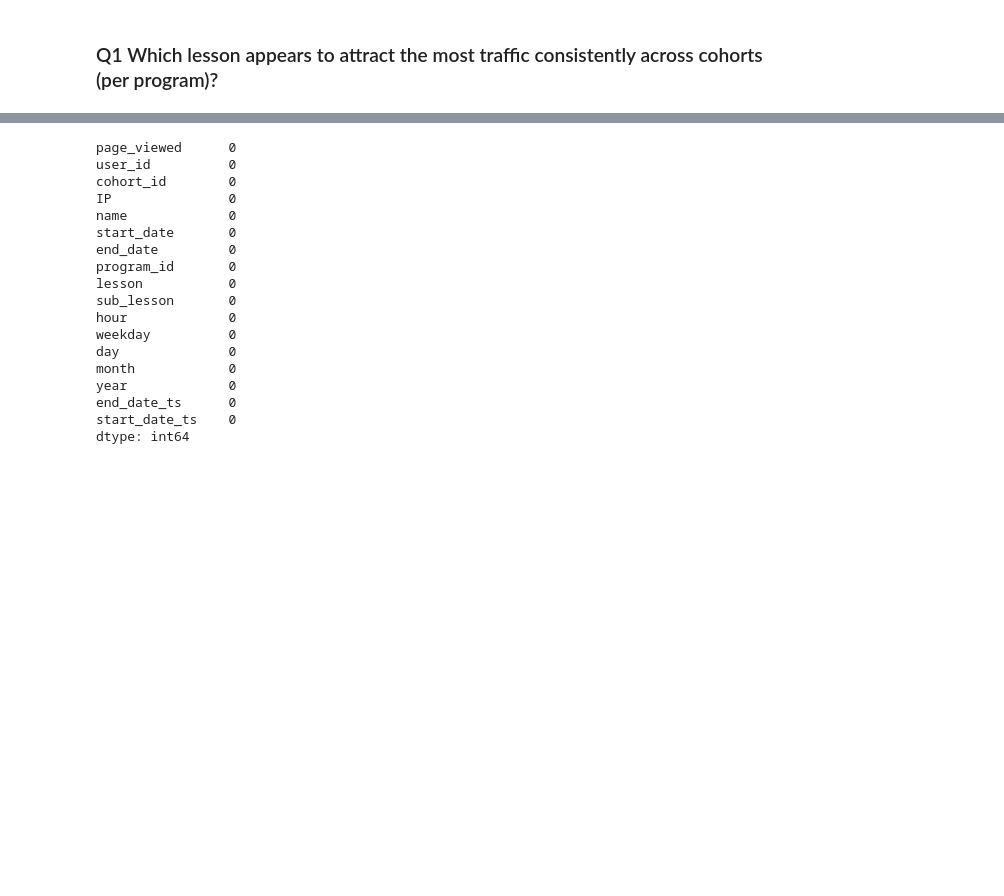
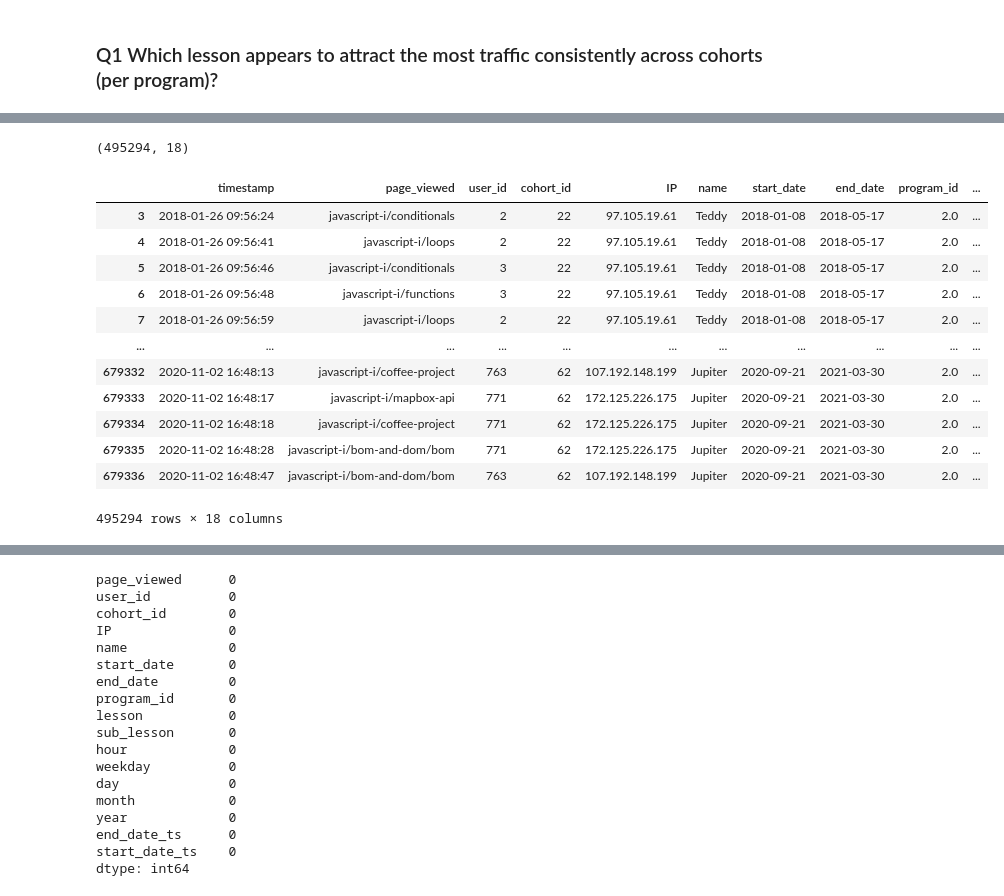
Before and after one commit to RyvynYoung/curriculum_access_project, a Jupyter notebook: curriculum_access.ipynb, the cells around one changed output, grey strips where cells are left out. Drawn from its saved outputs; the diff is of its cells as text; code cells hidden in the pictures; blank space fills up the shorter version.

```diff
--- a/curriculum_access.ipynb
+++ b/curriculum_access.ipynb
@@ -625,0 +639,23 @@ exp.head()
+# %%
+# create df of only active
+# active_wd = wd[(wd.index >= wd.start_date) & (wd.index <= wd.end_date)]
+active = exp_not_ts[(exp_not_ts.timestamp >= exp_not_ts.start_date_ts) & (exp_not_ts.timestamp <= exp_not_ts.end_date_ts)]
+active.shape
+# %% [output]
+(495294, 18)
+# %%
+active
+# %% [output]
+|  | timestamp | page_viewed | user_id | cohort_id | IP | name | start_date | end_date | program_id | ... |
+| 3 | 2018-01-26 09:56:24 | javascript-i/conditionals | 2 | 22 | 97.105.19.61 | Teddy | 2018-01-08 | 2018-05-17 | 2.0 | ... |
+| 4 | 2018-01-26 09:56:41 | javascript-i/loops | 2 | 22 | 97.105.19.61 | Teddy | 2018-01-08 | 2018-05-17 | 2.0 | ... |
+| 5 | 2018-01-26 09:56:46 | javascript-i/conditionals | 3 | 22 | 97.105.19.61 | Teddy | 2018-01-08 | 2018-05-17 | 2.0 | ... |
+| 6 | 2018-01-26 09:56:48 | javascript-i/functions | 3 | 22 | 97.105.19.61 | Teddy | 2018-01-08 | 2018-05-17 | 2.0 | ... |
+| 7 | 2018-01-26 09:56:59 | javascript-i/loops | 2 | 22 | 97.105.19.61 | Teddy | 2018-01-08 | 2018-05-17 | 2.0 | ... |
+| ... | ... | ... | ... | ... | ... | ... | ... | ... | ... | ... |
+| 679332 | 2020-11-02 16:48:13 | javascript-i/coffee-project | 763 | 62 | 107.192.148.199 | Jupiter | 2020-09-21 | 2021-03-30 | 2.0 | ... |
+| 679333 | 2020-11-02 16:48:17 | javascript-i/mapbox-api | 771 | 62 | 172.125.226.175 | Jupiter | 2020-09-21 | 2021-03-30 | 2.0 | ... |
+| 679334 | 2020-11-02 16:48:18 | javascript-i/coffee-project | 771 | 62 | 172.125.226.175 | Jupiter | 2020-09-21 | 2021-03-30 | 2.0 | ... |
+| 679335 | 2020-11-02 16:48:28 | javascript-i/bom-and-dom/bom | 771 | 62 | 172.125.226.175 | Jupiter | 2020-09-21 | 2021-03-30 | 2.0 | ... |
+| 679336 | 2020-11-02 16:48:47 | javascript-i/bom-and-dom/bom | 763 | 62 | 107.192.148.199 | Jupiter | 2020-09-21 | 2021-03-30 | 2.0 | ... |
+495294 rows × 18 columns
```
Also changed, not shown: parts of 45 cells of this notebook.
